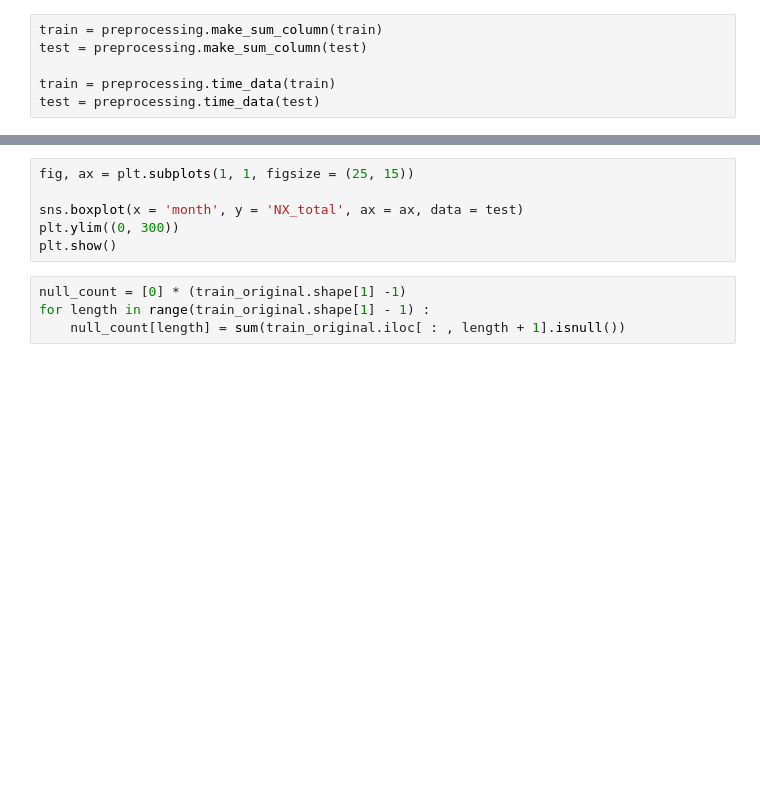
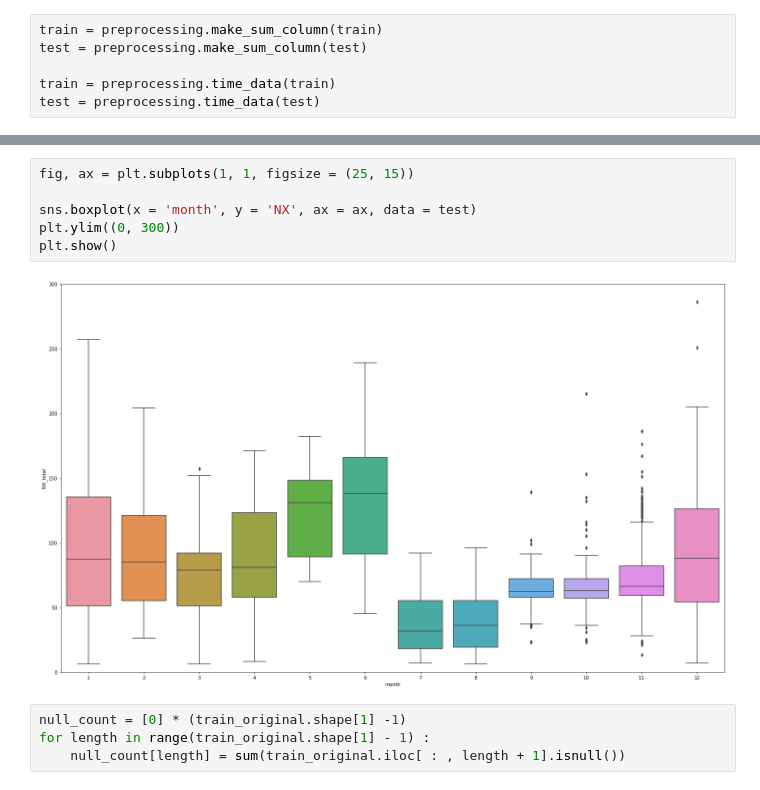
Before and after one commit to Kiminjo/electricity_usage_forecast, a Jupyter notebook: feature_engineering.ipynb, the cells around one changed output, grey strips where cells are left out. Cells and saved outputs as stored; diff of their text form; blank space fills up the shorter version.

```diff
--- a/feature_engineering.ipynb
+++ b/feature_engineering.ipynb
@@ -33,9 +35,11 @@ plt.show()
 # %%
 fig, ax = plt.subplots(1, 1, figsize = (25, 15))
 
-sns.boxplot(x = 'month', y = 'NX_total', ax = ax, data = test)
+sns.boxplot(x = 'month', y = 'NX', ax = ax, data = test)
 plt.ylim((0, 300))
 plt.show()
+# %% [output]
+[figure, added]
 # %%
 null_count = [0] * (train_original.shape[1] -1)
 for length in range(train_original.shape[1] - 1) :
```
Also changed, not shown: parts of 4 cells of this notebook, 3 other files.
